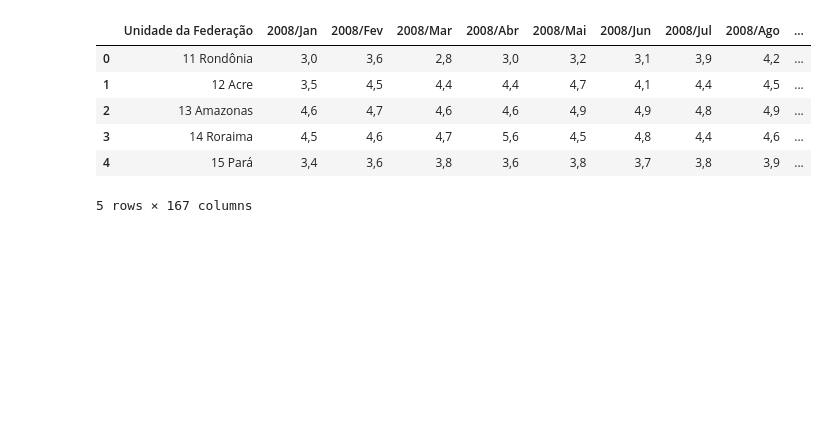
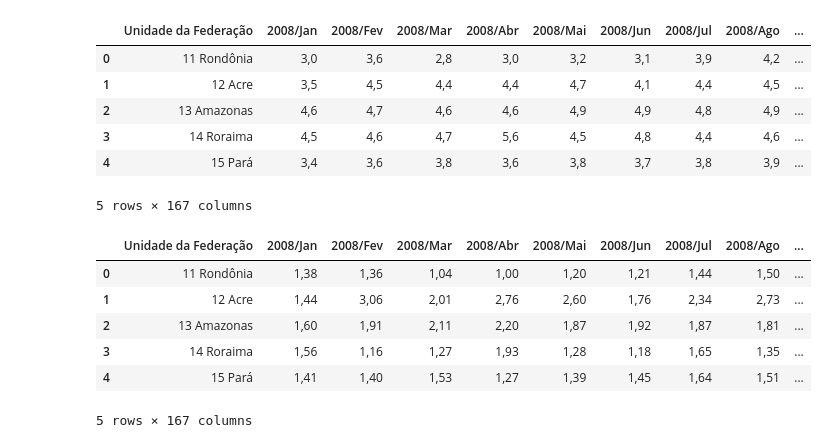
Before and after one commit to ArthurMarqq/Projeto_Bootcamp01, a Jupyter notebook: Projeto/Analise_mortalidade_e_permanencia_SUS.ipynb, the cells around one changed output. Saved outputs shown, nothing was run; the diff lists cells and outputs as text; code cells hidden in the pictures; blank space fills up the shorter version.

```diff
--- a/Projeto/Analise_mortalidade_e_permanencia_SUS.ipynb
+++ b/Projeto/Analise_mortalidade_e_permanencia_SUS.ipynb
@@ -21,3 +40,13 @@ dados_taxa_mortalidade.head()
 | 3 | 14 Roraima | 4,5 | 4,6 | 4,7 | 5,6 | 4,5 | 4,8 | 4,4 | 4,6 | ... |
 | 4 | 15 Pará | 3,4 | 3,6 | 3,8 | 3,6 | 3,8 | 3,7 | 3,8 | 3,9 | ... |
 5 rows × 167 columns
+# %%
+dados_media_permanencia.head()
+# %% [output]
+|  | Unidade da Federação | 2008/Jan | 2008/Fev | 2008/Mar | 2008/Abr | 2008/Mai | 2008/Jun | 2008/Jul | 2008/Ago | ... |
+| 0 | 11 Rondônia | 1,38 | 1,36 | 1,04 | 1,00 | 1,20 | 1,21 | 1,44 | 1,50 | ... |
+| 1 | 12 Acre | 1,44 | 3,06 | 2,01 | 2,76 | 2,60 | 1,76 | 2,34 | 2,73 | ... |
+| 2 | 13 Amazonas | 1,60 | 1,91 | 2,11 | 2,20 | 1,87 | 1,92 | 1,87 | 1,81 | ... |
+| 3 | 14 Roraima | 1,56 | 1,16 | 1,27 | 1,93 | 1,28 | 1,18 | 1,65 | 1,35 | ... |
+| 4 | 15 Pará | 1,41 | 1,40 | 1,53 | 1,27 | 1,39 | 1,45 | 1,64 | 1,51 | ... |
+5 rows × 167 columns
```
Also changed, not shown: parts of 3 cells of this notebook.
